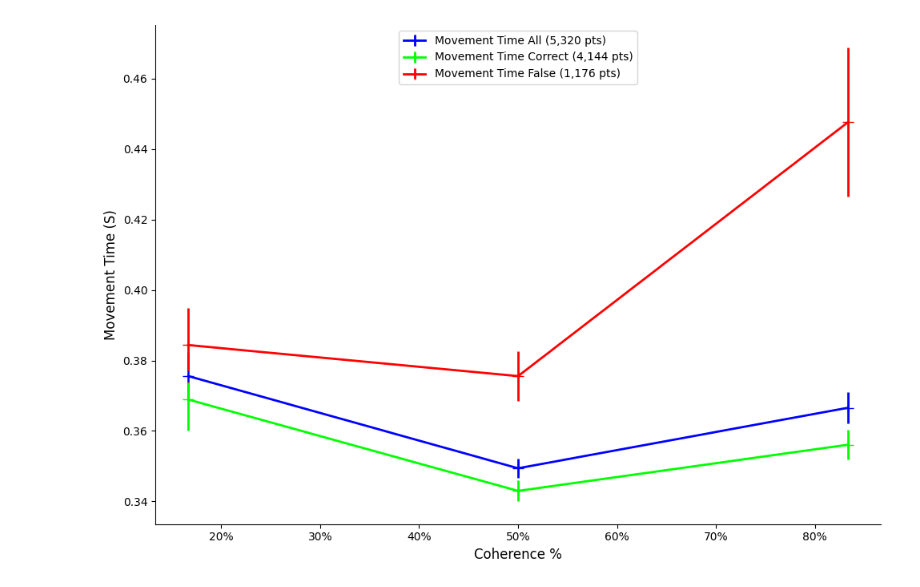
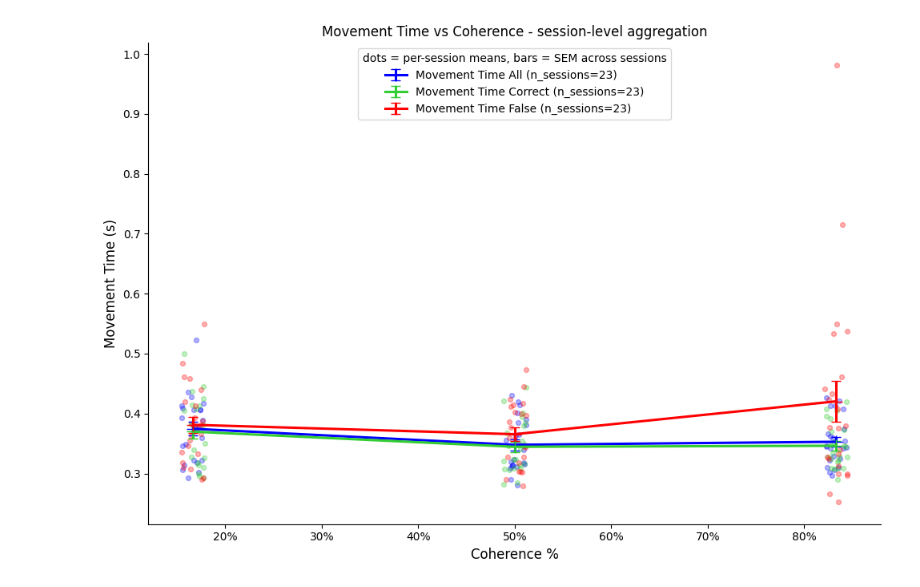
Before and after one commit to farrahabulkhair/fast_slow_changeofmind, a Jupyter notebook: movement_time_vs_coherence.ipynb, the cells around one changed output. Cells and saved outputs as stored; diff of their text form; code cells hidden in the pictures.

```diff
--- a/movement_time_vs_coherence.ipynb
+++ b/movement_time_vs_coherence.ipynb
@@ -88,8 +73,0 @@ Per bin, keep only trials with MT between the 1st and 99th percentile. Without t
-# %%
-def trim_tails(g, lo=1, hi=99):
-    qlo, qhi = np.percentile(g.MT, [lo, hi])
-    return g[(g.MT >= qlo) & (g.MT <= qhi)]
-
-mv = mv.groupby('Bin', group_keys=False).apply(trim_tails, include_groups=False)
-mv['Bin'] = pd.cut(mv.DVabs, BIN_EDGES, include_lowest=True, labels=False)  # rebin (column got dropped)
-print(f'{len(mv):,} trials after trim')
@@ -134,0 +121,12 @@ Bin
+# %%
+mv_clean = mv[~mv.stalled].copy()
+
+def _within_cutoffs(g):
+    lo, hi = cutoffs.loc[g.name, "lo"], cutoffs.loc[g.name, "hi"]
+    return g[(g.MT >= lo) & (g.MT <= hi)]
+
+mv_trim = mv_clean.groupby("Bin", group_keys=False).apply(_within_cutoffs)
+
+print(f"stalled dropped: {mv.stalled.sum()}")
+print(f"per-bin trim dropped: {len(mv_clean) - len(mv_trim)}")
+print(f"remaining: {len(mv_trim):,}")
@@ -135,29 +141,50 @@ Bin
 # %%
-colors = {
-    'Movement Time All':     'blue',
-    'Movement Time Correct': 'lime',
-    'Movement Time False':   'red',
+SERIES = {
+    "All":     mv_trim,
+    "Correct": mv_trim[mv_trim.ChoiceCorrect == 1],
+    "False":   mv_trim[mv_trim.ChoiceCorrect == 0],
 }
+COLORS = {"All": "blue", "Correct": "limegreen", "False": "red"}
+SESSION_KEY = ["Name", "Date", "SessionNum"]
 
-fig, ax = plt.subplots(figsize=(10, 7))
-for name, sub in series.items():
-    s = sub.groupby('Bin').apply(stats, include_groups=False).sort_index()
-    ax.errorbar(
-        BIN_MIDS_PCT, s['mean'].values, yerr=s['sem'].values,
-        fmt='-+', capsize=0, linewidth=2, markersize=10,
-        color=colors[name],
-        label=f'{name} ({len(sub):,} pts)',
-    )
+def session_means(sub):
+    return (sub.groupby(SESSION_KEY + ["Bin"])["MT"].mean()
+               .reset_index().rename(columns={"MT": "MT_session_mean"}))
 
-ax.set_xlabel('Coherence %', fontsize=12)
-ax.set_ylabel('Movement Time (S)', fontsize=12)
+fig2, ax = plt.subplots(figsize=(10, 7))
+summary_rows = []
+rng = np.random.default_rng(0)
+for name, sub in SERIES.items():
+    sm = session_means(sub)
+    g  = sm.groupby("Bin")["MT_session_mean"].agg(
+            mean="mean",
+            sem=lambda s: s.std(ddof=1) / np.sqrt(len(s)),
+            n_sessions="count")
+    for b in g.index:
+        ys = sm[sm.Bin == b]["MT_session_mean"].values
+        xs = BIN_MIDS_PCT[b] + rng.uniform(-1.2, 1.2, size=len(ys))
+        ax.scatter(xs, ys, s=18, color=COLORS[name], alpha=0.30, zorder=1)
+    ax.errorbar(BIN_MIDS_PCT, g["mean"].values, yerr=g["sem"].values,
+                fmt="-+", capsize=4, linewidth=2.2, markersize=12,
+                color=COLORS[name],
+                label=f"Movement Time {name} (n_sessions={int(g['n_sessions'].iloc[0])})",
+                zorder=3)
+    for b in g.index:
+        summary_rows.append((name, int(b), BIN_MIDS_PCT[b],
+                             g.loc[b, "mean"], g.loc[b, "sem"],
+                             int(g.loc[b, "n_sessions"])))
+
+ax.set_xlabel("Coherence %", fontsize=12)
+ax.set_ylabel("Movement Time (s)", fontsize=12)
 ax.set_xticks(np.arange(20, 90, 10))
-ax.set_xticklabels([f'{t}%' for t in np.arange(20, 90, 10)])
-ax.spines['top'].set_visible(False)
-ax.spines['right'].set_visible(False)
-ax.legend(loc='upper center', frameon=True, fontsize=10)
-plt.tight_layout()
-plt.savefig('movement_time_vs_coherence.png', dpi=150)
+ax.set_xticklabels([f"{t}%" for t in np.arange(20, 90, 10)])
+ax.spines["top"].set_visible(False)
+ax.spines["right"].set_visible(False)
+ax.legend(loc="upper center", frameon=True, fontsize=10,
+          title="dots = per-session means, bars = SEM across sessions")
+ax.set_title("Movement Time vs Coherence - session-level aggregation", fontsize=12)
+fig2.tight_layout()
+fig2.savefig(HERE / "movement_time_vs_coherence.png", dpi=150)
 plt.show()
 # %% [output]
-[figure, old version]
+[figure, new version]
```
Also changed, not shown: parts of 26 cells of this notebook, 4 other files.
